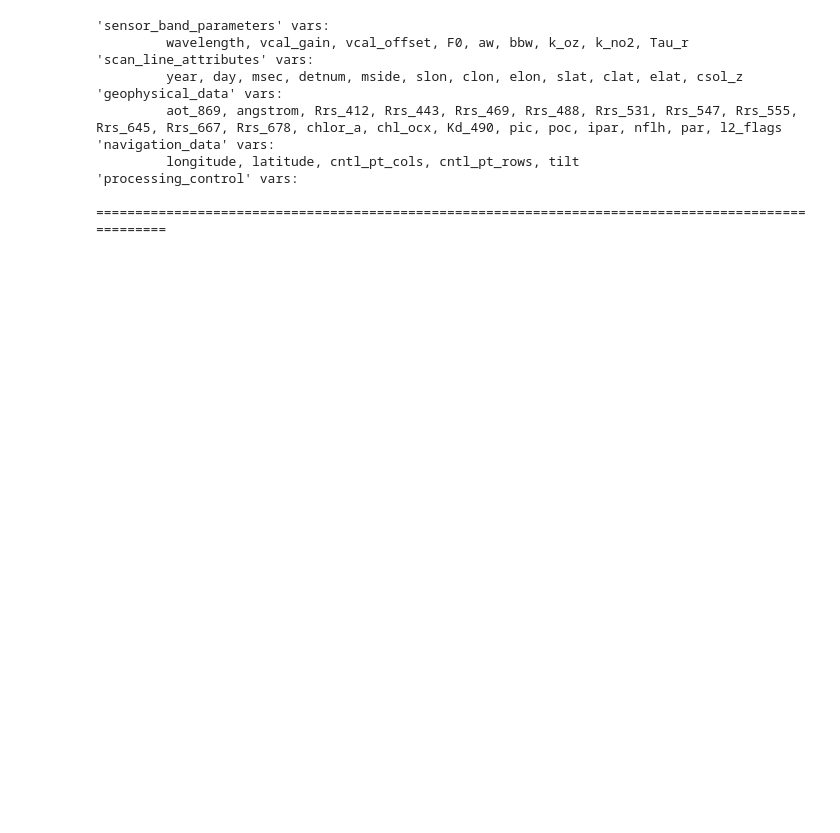
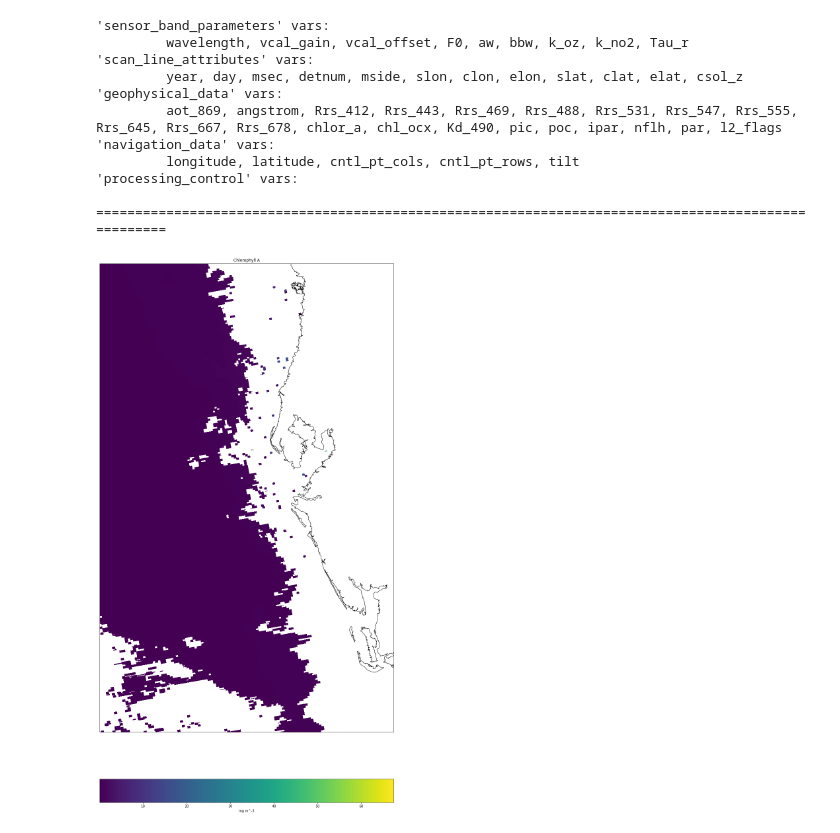
Before and after one commit to USF-IMARS/l2-processing, a Jupyter notebook: display_nc_file.ipynb, the cells around one changed output. Drawn from its saved outputs; the diff is of its cells as text; code cells hidden in the pictures; blank space fills up the shorter version.

```diff
--- a/display_nc_file.ipynb
+++ b/display_nc_file.ipynb
@@ -33,51 +33,59 @@ with Dataset(my_example_nc_file, mode='r') as filehandle:
     lon_0 = filehandle.start_center_longitude
     lat_0 = filehandle.start_center_latitude
 
+    # NOTE: see more options for params here:
+    #       https://matplotlib.org/basemap/api/basemap_api.html
     m = Basemap(
         width=5000000,
         height=3500000,
-        resolution='l',
+        resolution='h',
         projection='stere',
-        lat_ts=40,
+        # lat_ts=40,
         lat_0=lat_0,
-        lon_0=lon_0
+        lon_0=lon_0,
+        llcrnrlat=26,
+        urcrnrlat=29,
+        llcrnrlon=-84,
+        urcrnrlon=-82,
     )
 
-    # Because our lon and lat variables are 1D,
-    # use meshgrid to create 2D arrays
-    # Not necessary if coordinates are already in 2D arrays.
-    lon, lat = np.meshgrid(lons, lats)
+    lon, lat = lons, lats
     xi, yi = m(lon, lat)
 
     # Plot Data
-    cs = m.pcolor(xi,yi,np.squeeze(chlor))
+    cs = m.pcolor(xi, yi, np.squeeze(chlor))
 
     # Add Grid Lines
     m.drawparallels(np.arange(-80., 81., 10.), labels=[1,0,0,0], fontsize=10)
     m.drawmeridians(np.arange(-180., 181., 10.), labels=[0,0,0,1], fontsize=10)
 
     # Add Coastlines, States, and Country Boundaries
     m.drawcoastlines()
     m.drawstates()
     m.drawcountries()
 
     # Add Colorbar
     cbar = m.colorbar(cs, location='bottom', pad="10%")
     cbar.set_label(chlor_units)
 
     # Add Title
     plt.title('Chlorophyll A')
 
+    fig = plt.gcf()
+    fig.set_size_inches(30,30)
+    # fig.savefig('test2png.png', dpi=100)
+
     plt.show()
 # %% [output]
 'sensor_band_parameters' vars:
          wavelength, vcal_gain, vcal_offset, F0, aw, bbw, k_oz, k_no2, Tau_r
 'scan_line_attributes' vars:
          year, day, msec, detnum, mside, slon, clon, elon, slat, clat, elat, csol_z
 'geophysical_data' vars:
          aot_869, angstrom, Rrs_412, Rrs_443, Rrs_469, Rrs_488, Rrs_531, Rrs_547, Rrs_555, Rrs_645, Rrs_667, Rrs_678, chlor_a, chl_ocx, Kd_490, pic, poc, ipar, nflh, par, l2_flags
 'navigation_data' vars:
          longitude, latitude, cntl_pt_cols, cntl_pt_rows, tilt
 'processing_control' vars:
 
 ====================================================================================================
+[figure, added]
```
